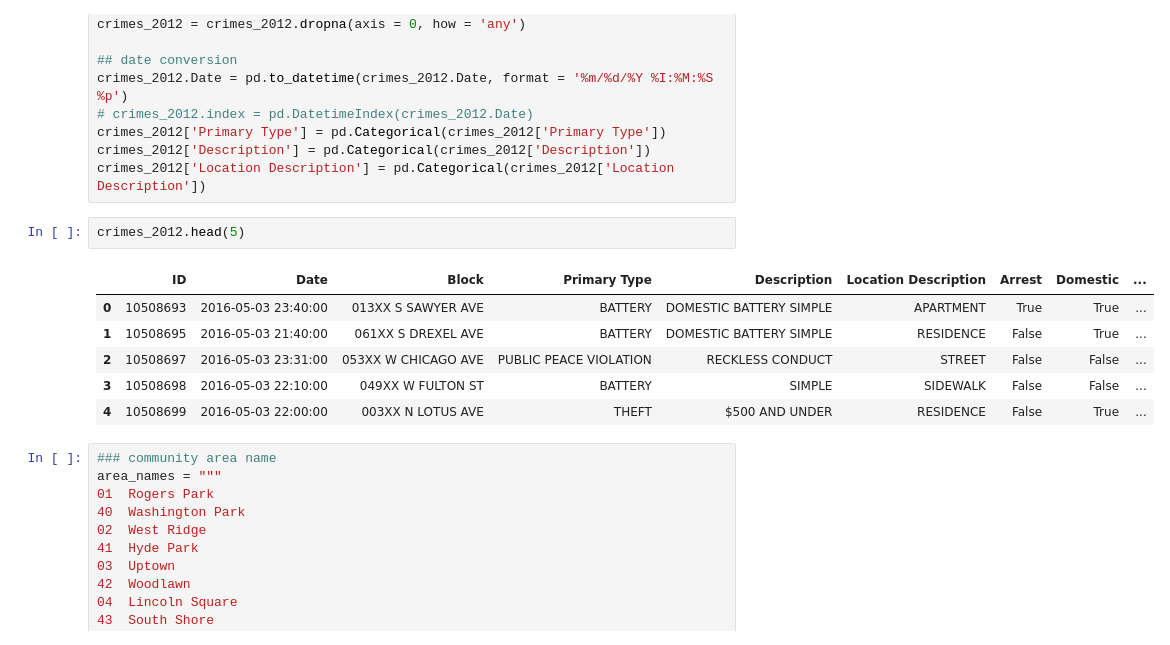
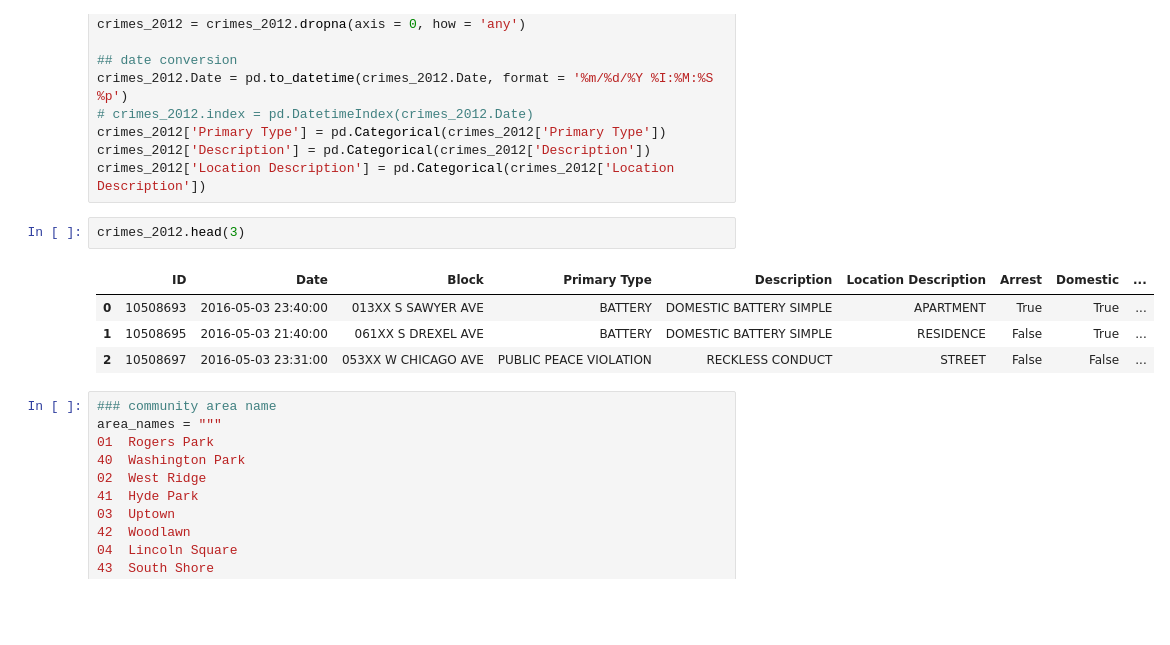
Before and after one commit to uic-cs418/Real-estate-price-prediction-using-Chicago-crime-data, a Jupyter notebook: Crime+real estate Regression Analysis .ipynb, the cells around one changed output. Drawn from its saved outputs; the diff is of its cells as text; blank space fills up the shorter version.

```diff
--- a/Crime+real estate Regression Analysis .ipynb
+++ b/Crime+real estate Regression Analysis .ipynb
@@ -25,14 +25,12 @@ crimes_2012['Primary Type'] = pd.Categorical(crimes_2012['Primary Type'])
 crimes_2012['Description'] = pd.Categorical(crimes_2012['Description'])
 crimes_2012['Location Description'] = pd.Categorical(crimes_2012['Location Description'])
 # %%
-crimes_2012.head(5)
+crimes_2012.head(3)
 # %% [output]
 |  | ID | Date | Block | Primary Type | Description | Location Description | Arrest | Domestic | ... |
 | 0 | 10508693 | 2016-05-03 23:40:00 | 013XX S SAWYER AVE | BATTERY | DOMESTIC BATTERY SIMPLE | APARTMENT | True | True | ... |
 | 1 | 10508695 | 2016-05-03 21:40:00 | 061XX S DREXEL AVE | BATTERY | DOMESTIC BATTERY SIMPLE | RESIDENCE | False | True | ... |
 | 2 | 10508697 | 2016-05-03 23:31:00 | 053XX W CHICAGO AVE | PUBLIC PEACE VIOLATION | RECKLESS CONDUCT | STREET | False | False | ... |
-| 3 | 10508698 | 2016-05-03 22:10:00 | 049XX W FULTON ST | BATTERY | SIMPLE | SIDEWALK | False | False | ... |
-| 4 | 10508699 | 2016-05-03 22:00:00 | 003XX N LOTUS AVE | THEFT | $500 AND UNDER | RESIDENCE | False | True | ... |
 # %%
 ### community area name
 area_names = """
```
Also changed, not shown: parts of 16 cells of this notebook, 1 other file.
